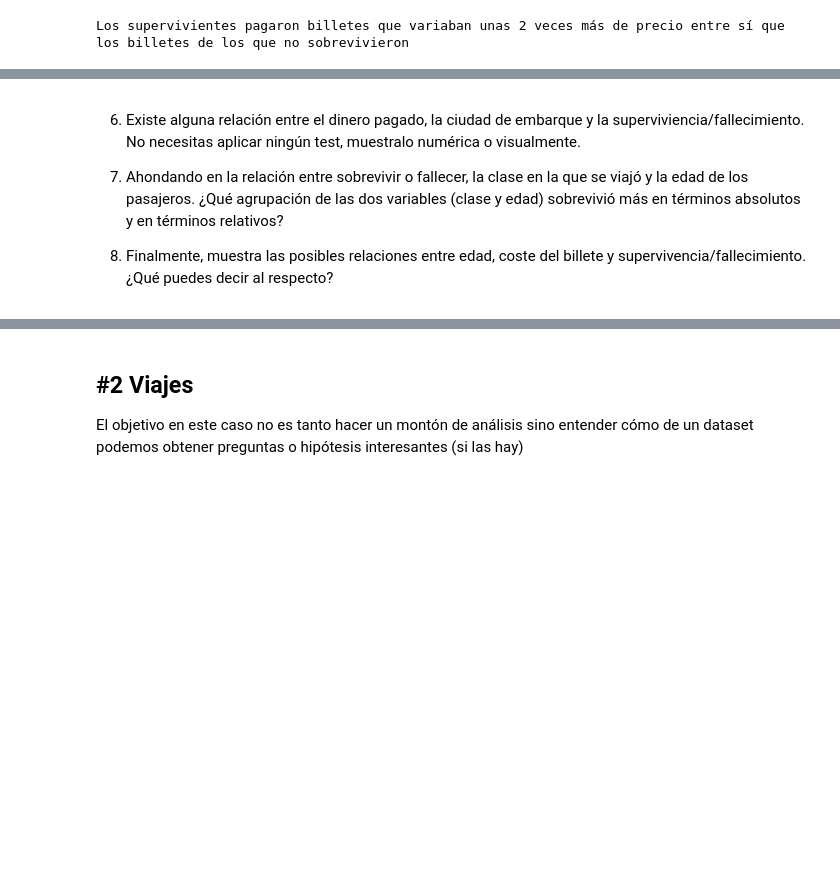
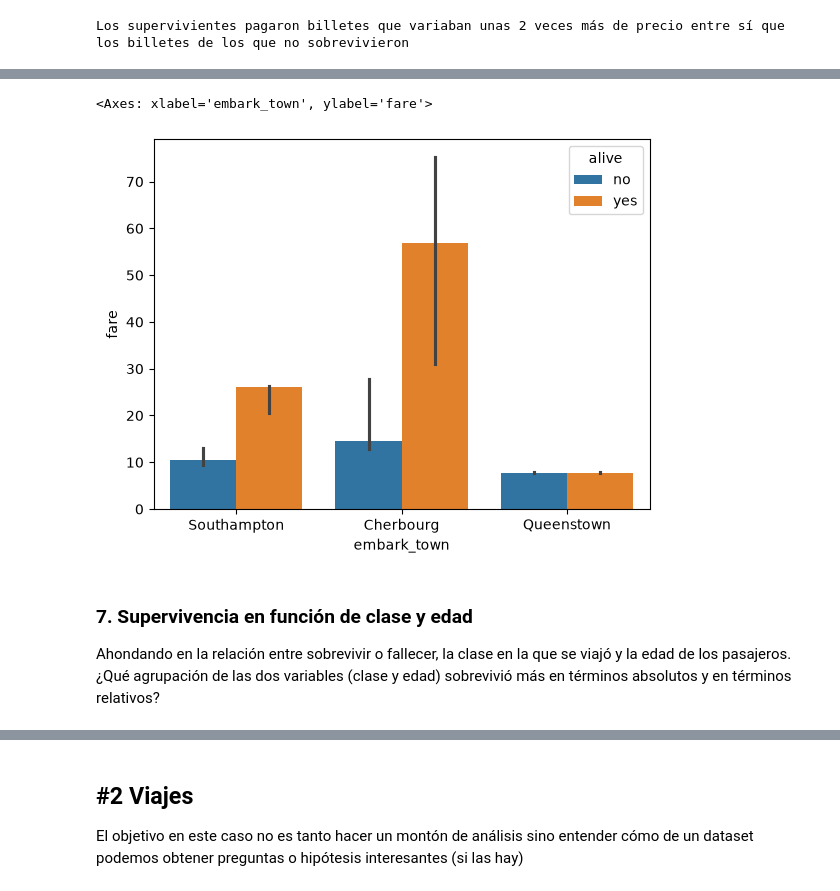
Before and after one commit to AlejandraVelascoSanchezVillares/0926_ds_thebridge_ft, a Jupyter notebook: 2-Analytics/4-Mates para DS/Ejercicios/Practica_Multivariante.ipynb, the cells around one changed output, grey strips where cells are left out. Saved outputs shown, nothing was run; the diff lists cells and outputs as text; code cells hidden in the pictures; blank space fills up the shorter version.

```diff
--- a/2-Analytics/4-Mates para DS/Ejercicios/Practica_Multivariante.ipynb
+++ b/2-Analytics/4-Mates para DS/Ejercicios/Practica_Multivariante.ipynb
@@ -263,9 +290,8 @@ df_titanic[(df_titanic.alive == "no")].fare.max()
+# %%
+sns.barplot(data=df_titanic, x="embark_town", y="fare", hue="alive", estimator="median")
+# %% [output]
+<Axes: xlabel='embark_town', ylabel='fare'>
+[figure, added]
 # %% [markdown]
-
-
-
-6. Existe alguna relación entre el dinero pagado, la ciudad de embarque y la superviviencia/fallecimiento. No necesitas aplicar ningún test, muestralo numérica o visualmente.
-
-7. Ahondando en la relación entre sobrevivir o fallecer, la clase en la que se viajó y la edad de los pasajeros. ¿Qué agrupación de las dos variables (clase y edad) sobrevivió más en términos absolutos y en términos relativos?
-
-8. Finalmente, muestra las posibles relaciones entre edad, coste del billete y supervivencia/fallecimiento. ¿Qué puedes decir al respecto?
+### 7. Supervivencia en función de clase y edad
+Ahondando en la relación entre sobrevivir o fallecer, la clase en la que se viajó y la edad de los pasajeros. ¿Qué agrupación de las dos variables (clase y edad) sobrevivió más en términos absolutos y en términos relativos?
```
Also changed, not shown: parts of 33 cells of this notebook, 1 other file.
